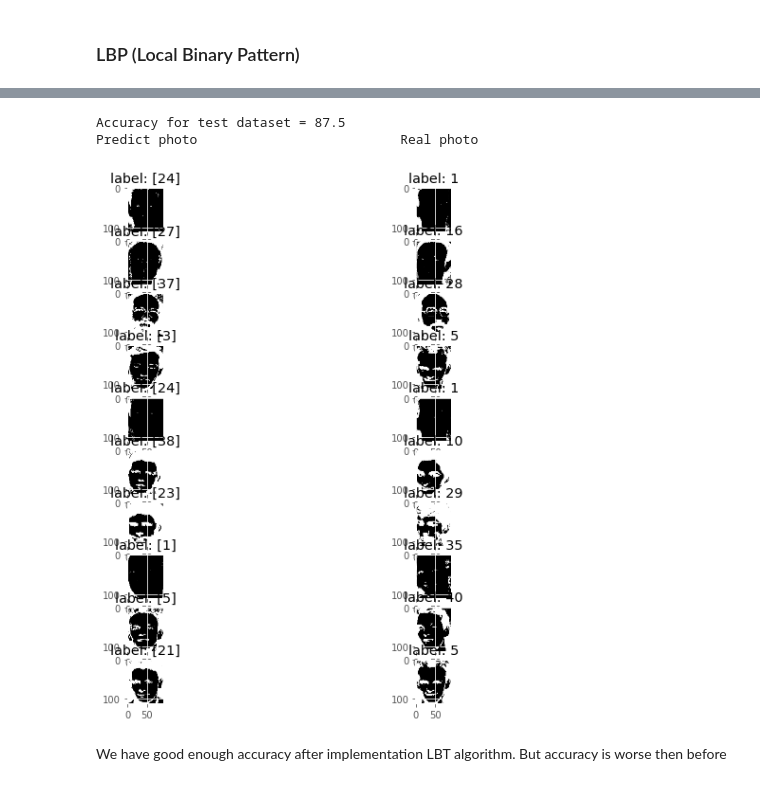
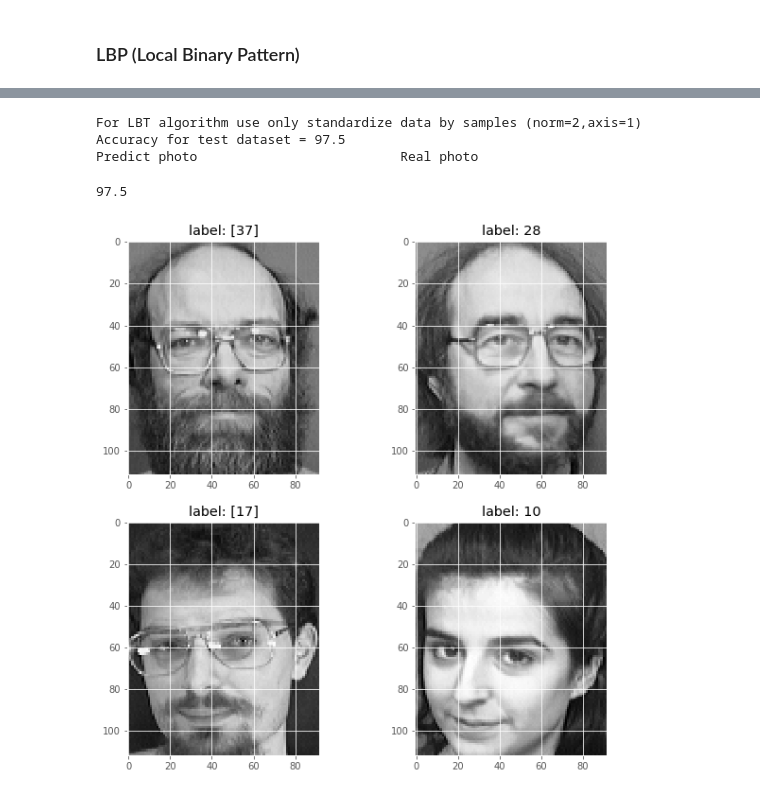
Before and after one commit to vasylcf/face_recognition, a Jupyter notebook: face_recognition_lbp.ipynb, the cells around one changed output, grey strips where cells are left out. Drawn from its saved outputs; the diff is of its cells as text; code cells hidden in the pictures.

Commit message:
Add full realization of LBP algorithm

```diff
--- a/face_recognition_v5.ipynb
+++ b/face_recognition_lbp.ipynb
@@ -35,9 +37,9 @@ Image sample:
 # %%
 # set parametrs for model
 rows=len(files)
-height=img.shape[0]
-width=img.shape[1]
-columns=height*width
+HEIGHT=img.shape[0]
+WIDTH=img.shape[1]
+columns=HEIGHT*WIDTH
 # %%
 def create_data_matrix(files,rows,columns):
     """
@@ -76,7 +78,7 @@ print(f'Labels shape: {labels.shape}')
 Dataset shape: (400, 10304)
 Labels shape: (400, 1)
 # %%
-def vec_to_image(v,w=(height,width)):
+def vec_to_image(v,w=(HEIGHT,WIDTH)):
     """
     Convert image vector into image array
 
@@ -91,7 +93,7 @@ def vec_to_image(v,w=(height,width)):
     img=v.reshape(w[0],w[1])
     return img
 
-def show_image(ind,data,labels,size=(height,width)):
+def show_image(ind,data,labels,size=(HEIGHT,WIDTH)):
     """
     Show image and label from dataset.
 
@@ -177,22 +179,29 @@ show_image(10,test_set,test_labels)
 [figure]
 # %%
 # load unknown photos and identify employee
-def identify_employee(train_set,unknown_set):
+def identify_employee(train_set,unknown_set,lbp_flag=False):
     """
     This method use MSE algorithm and identify employee.
 
     Arguments:
     train_set -- train dataset
     unknown_set -- vectorized photos that we have to recognize (test data set)
+    lbp_flag -- if True, we use chi-square distance for identification
 
     Returns:
     predict_index -- vector of indices, that predict labels of test dataset images
     """
-    min_dist=[]
-    for ind in range(unknown_set.shape[0]):
-        dist=np.linalg.norm(train_set-unknown_set[ind,:],axis=1,keepdims=True)
-        min_dist.append(np.argmin(dist))
-    predict_index=np.array(min_dist).reshape(len(min_dist),1)
+    if lbp_flag:
+        train_set=standard_norm(train_set, axis=1)
+        unknown_set=standard_norm(unknown_set, axis=1)
+        print ('For LBT algorithm use only standardize data by samples (norm=2,axis=1)')
+        predict_index=identify_employee_chi(train_set,unknown_set)
+    else:
+        min_dist=[]
+        for ind in range(unknown_set.shape[0]):
+            dist=np.linalg.norm(train_set-unknown_set[ind,:],axis=1,keepdims=True)
+            min_dist.append(np.argmin(dist))
+        predict_index=np.array(min_dist).reshape(len(min_dist),1)
     return predict_index
 
 def accuracy(train_labels,test_labels, predict_index, index=1):
@@ -581,10 +788,11 @@ def create_lbp_set(data,height=112,width=92):
 # %%
-acc=model_face_recognition(train_set,train_labels,test_set,test_labels,
-                           show_err=True,show_correct=False,figsize=(10,10), index=1, norm=0, axis=0,
-                           pca_flag=False, pca_energy=0.98,log=True, lbp_flag=True)
+# Main model with LBT parameters
+model_face_recognition(train_set,train_labels,test_set,test_labels,
+                           show_err=True,show_correct=False,figsize=(10,10), index=3, norm=2, axis=1,
+                           pca_flag=False, pca_energy=0.98,log=True, lbp_flag=True,n_split=3,R=3,interpolation=False)
 # %% [output]
-Accuracy for test dataset = 87.5
+For LBT algorithm use only standardize data by samples (norm=2,axis=1)
+Accuracy for test dataset = 97.5
 Predict photo                          Real photo
+97.5
-[figure, old version]
+[figure, new version]
-# %% [markdown]
-We have good enough accuracy after implementation LBT algorithm. But accuracy is worse then before
```
Also changed, not shown: parts of 39 cells of this notebook.
